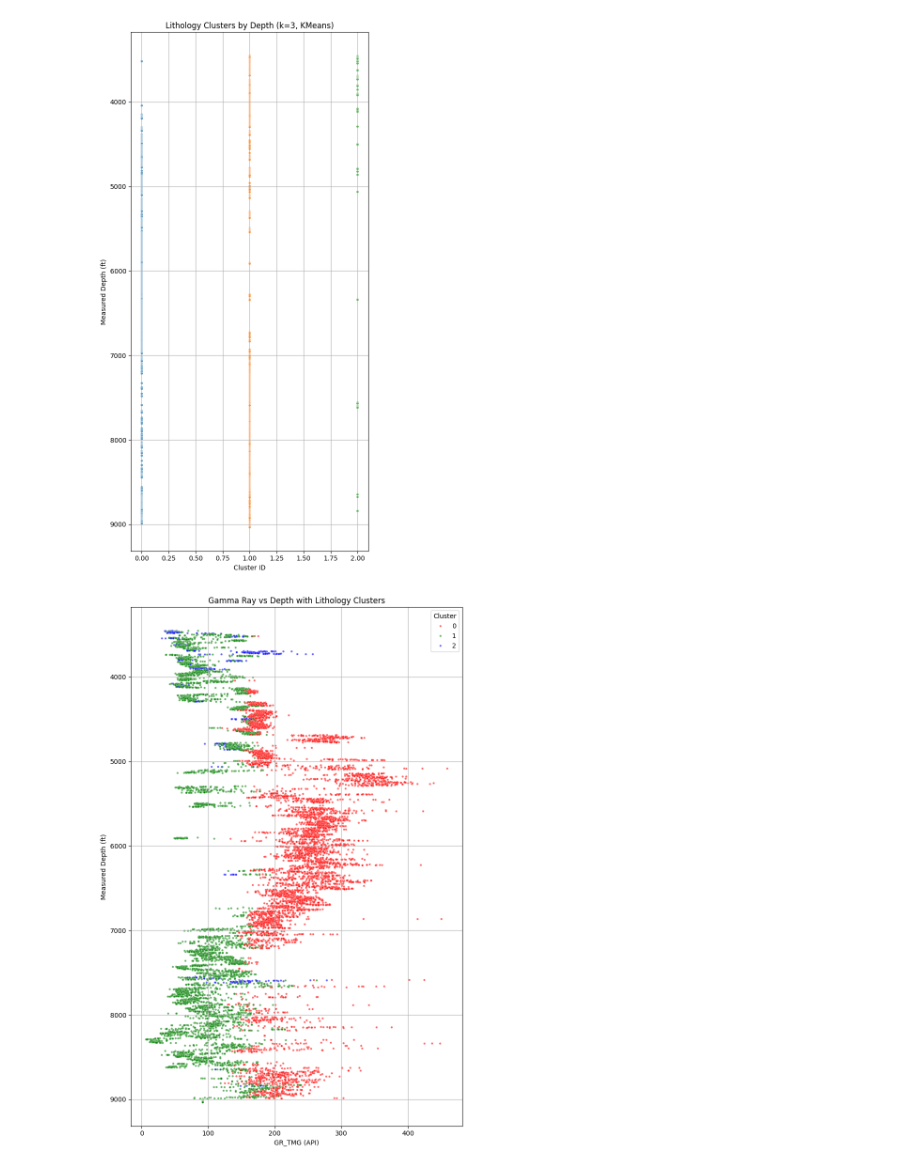
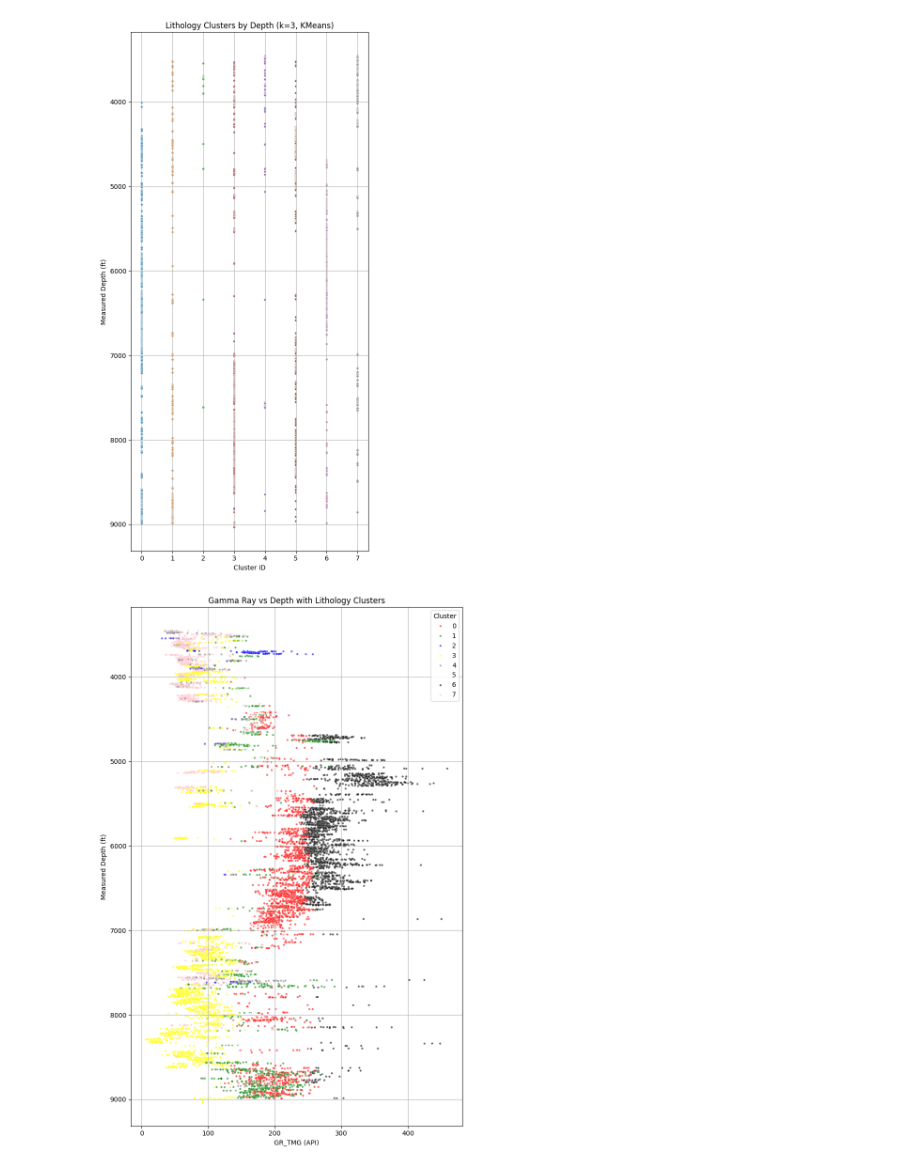
Before and after one commit to Vagif-Aliyev/MSE_Optimization, a Jupyter notebook: Wireline Data_clustering.ipynb, the cells around one changed output. Drawn from its saved outputs; the diff is of its cells as text; code cells hidden in the pictures.

Commit message:
Add lithology clustering analysis (k=3,5,8) with wireline data; XRD calibration performed; results summarized for optional use

```diff
--- a/Wireline Data_clustering.ipynb
+++ b/Wireline Data_clustering.ipynb
@@ -59,0 +46,5 @@ Modelling with KMEANS
+# %%
+df_wireline = df_wireline.drop(columns=['FSA_NAZ_IN'])
+# %%
+scaler=StandardScaler()
+X_scaled=scaler.fit_transform(df_wireline.dropna())
@@ -106,5 +101,5 @@ silhouette score: [np.float64(0.3753451331982342), np.float64(0.3869355516924749
 # %%
-def perform_kmeans_clustering(df, features, n_clusters=3):
+def perform_kmeans_clustering(df, features, n_clusters=8):
     """
     Perform KMeans clustering on selected features of a DataFrame.
 
@@ -138,7 +133,7 @@ def perform_kmeans_clustering(df, features, n_clusters=3):
 df_kmeans_3, kmeans_model_3, scaler_3 = perform_kmeans_clustering(
     df=df_wireline,
     features=['GR_TMG', 'DTCO_MPS_R', 'TNPH'],
-    n_clusters=3
+    n_clusters=8
 )
 
 # Plot clusters over depth
@@ -160,38 +155,38 @@ plt.grid(True)
 plt.tight_layout()
 plt.show()
 # %% [output]
-[figure, old version]
+[figure, new version]
 # %%
 import matplotlib.pyplot as plt
 import seaborn as sns
 
 # Ensure 'MD', 'GR_TMG', and 'Cluster' columns exist in df_kmeans_3
 plt.figure(figsize=(8, 12))
 
 # Set a color palette for the clusters
-palette = {0: 'red', 1: 'green', 2: 'blue'}
+palette = {0: 'red', 1: 'green', 2: 'blue', 3:'yellow', 4:'grey', 5:"white",6:"black", 7:"pink"}
 
 # Plot GR_TMG vs Depth, colored by cluster
 sns.scatterplot(
     data=df_kmeans_3,
     x='GR_TMG',
     y='MD',
     hue='Cluster',
     palette=palette,
     s=10,  # point size
     alpha=0.6
 )
 
 plt.gca().invert_yaxis()  # Depth increases downward
 plt.xlabel("GR_TMG (API)")
 plt.ylabel("Measured Depth (ft)")
 plt.title("Gamma Ray vs Depth with Lithology Clusters")
 plt.legend(title='Cluster')
 plt.grid(True)
 plt.tight_layout()
 plt.show()
 # %% [output]
-[figure, old version]
+[figure, new version]
 # %%
 import matplotlib.pyplot as plt
 import seaborn as sns
```
Also changed, not shown: parts of 49 cells of this notebook.
